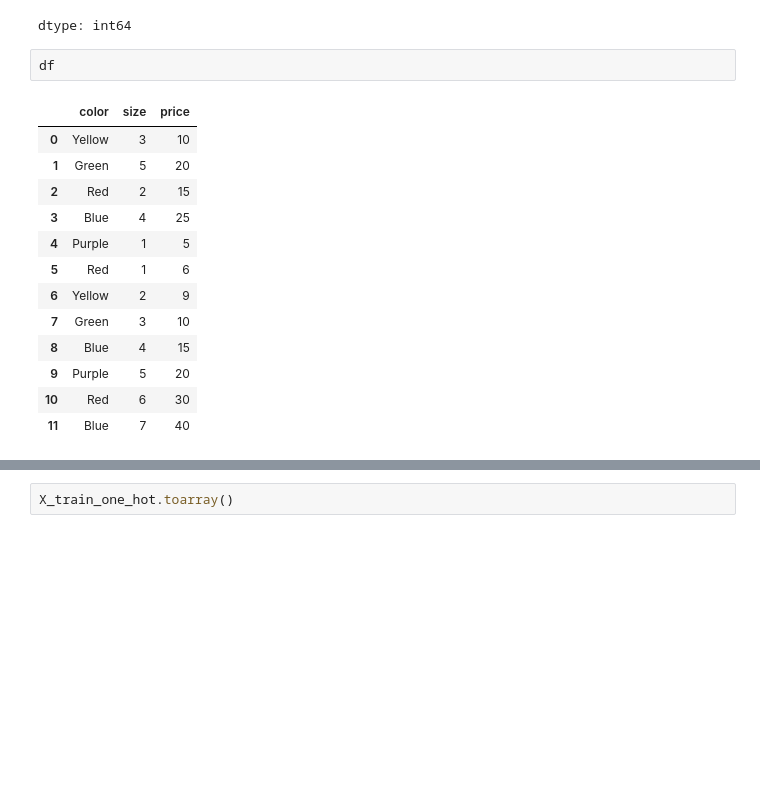
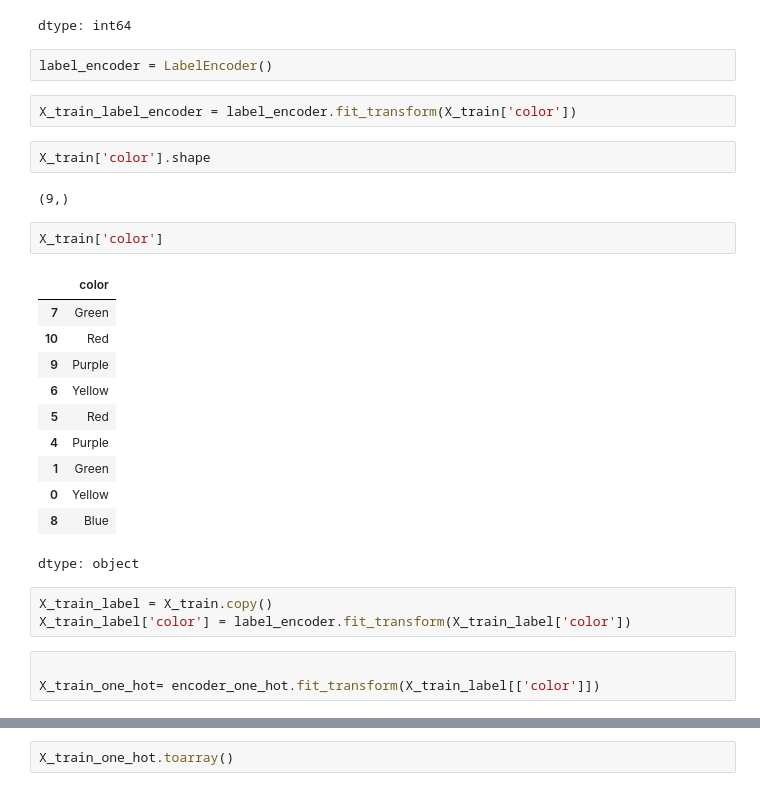
Before and after one commit to stevechengnyc/ML-AndrewNg, a Jupyter notebook: C1-Supervised ML_Regression and Classification/Week 2/C1_W2_Lab02_Multiple_Variable_Soln.ipynb, the cells around one changed output, grey strips where cells are left out. Drawn from its saved outputs; the diff is of its cells as text; blank space fills up the shorter version.

```diff
--- a/C1-Supervised ML_Regression and Classification/Week 2/C1_W2_Lab02_Multiple_Variable_Soln.ipynb
+++ b/C1-Supervised ML_Regression and Classification/Week 2/C1_W2_Lab02_Multiple_Variable_Soln.ipynb
@@ -191,18 +271,30 @@ y_test
 | 11 | 40 |
 dtype: int64
 # %%
-df
+label_encoder = LabelEncoder()
-# %% [output]
-|  | color | size | price |
-| 0 | Yellow | 3 | 10 |
-| 1 | Green | 5 | 20 |
-| 2 | Red | 2 | 15 |
-| 3 | Blue | 4 | 25 |
-| 4 | Purple | 1 | 5 |
-| 5 | Red | 1 | 6 |
-| 6 | Yellow | 2 | 9 |
-| 7 | Green | 3 | 10 |
-| 8 | Blue | 4 | 15 |
-| 9 | Purple | 5 | 20 |
-| 10 | Red | 6 | 30 |
-| 11 | Blue | 7 | 40 |
+# %%
+X_train_label_encoder = label_encoder.fit_transform(X_train['color'])
+# %%
+X_train['color'].shape
+# %% [output]
+(9,)
+# %%
+X_train['color']
+# %% [output]
+|  | color |
+| 7 | Green |
+| 10 | Red |
+| 9 | Purple |
+| 6 | Yellow |
+| 5 | Red |
+| 4 | Purple |
+| 1 | Green |
+| 0 | Yellow |
+| 8 | Blue |
+dtype: object
+# %%
+X_train_label = X_train.copy()
+X_train_label['color'] = label_encoder.fit_transform(X_train_label['color'])
+# %%
+
+X_train_one_hot= encoder_one_hot.fit_transform(X_train_label[['color']])
```
Also changed, not shown: parts of 23 cells of this notebook.
